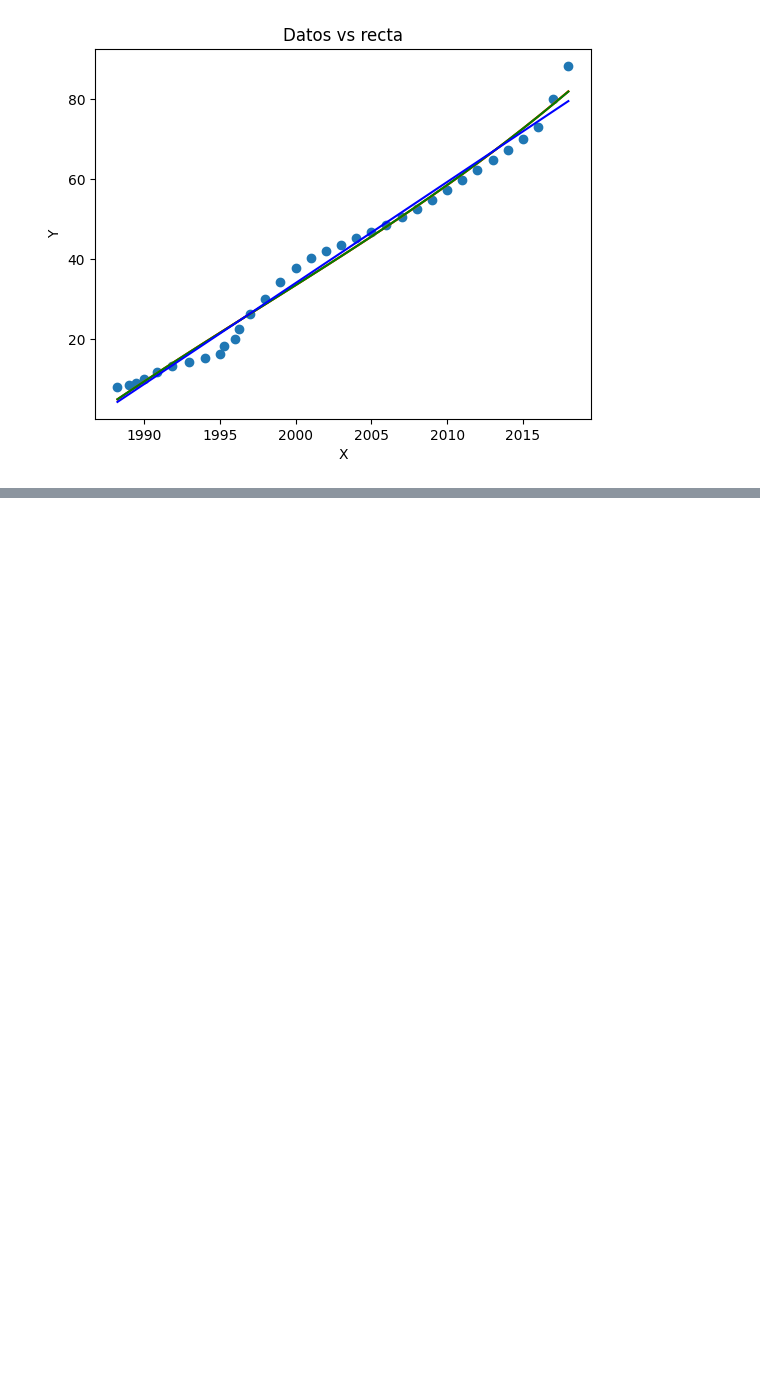
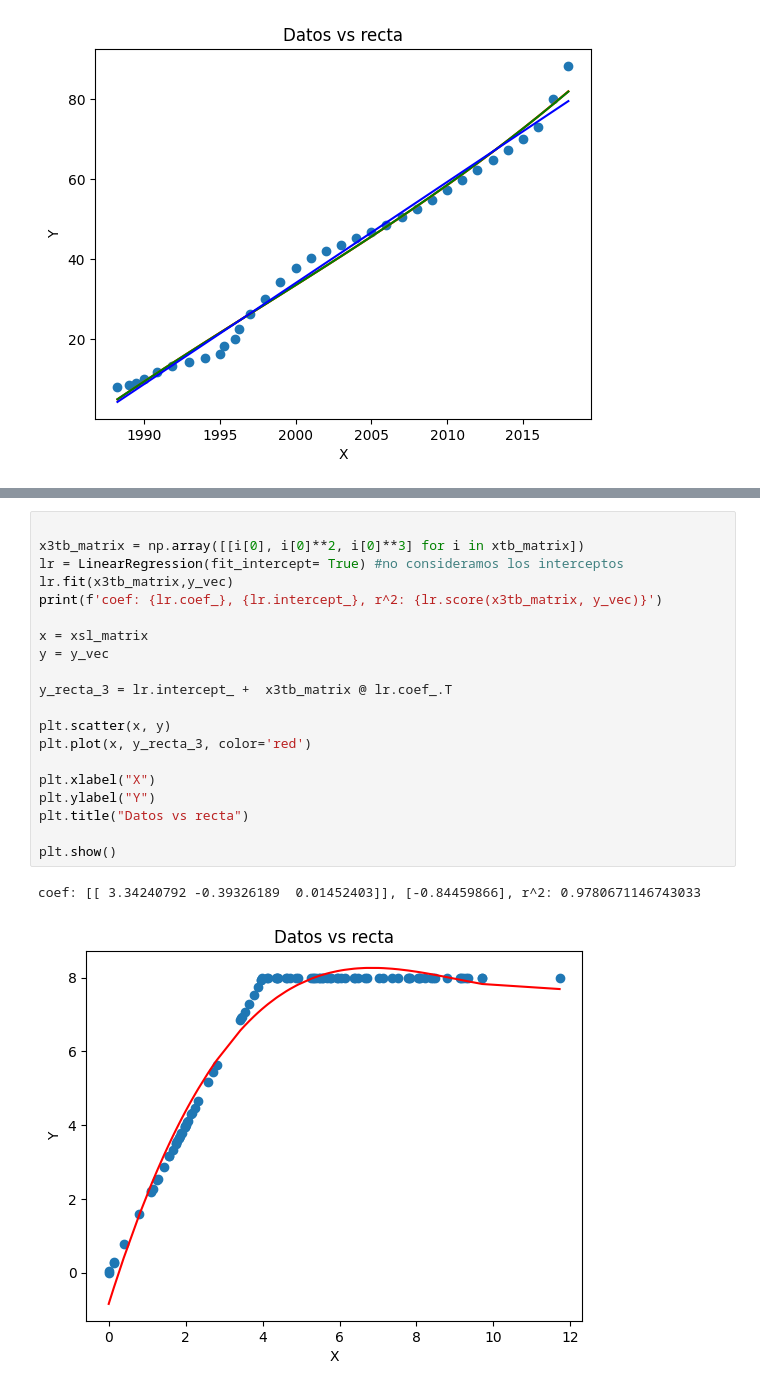
Before and after one commit to navap3206-debug/hello-world, a Jupyter notebook: A01.ipynb, the cells around one changed output, grey strips where cells are left out. Saved outputs shown, nothing was run; the diff lists cells and outputs as text; blank space fills up the shorter version.

```diff
--- a/A01.ipynb
+++ b/A01.ipynb
@@ -392,0 +444,23 @@ plt.show()
+# %%
+
+x3tb_matrix = np.array([[i[0], i[0]**2, i[0]**3] for i in xtb_matrix])
+lr = LinearRegression(fit_intercept= True) #no consideramos los interceptos
+lr.fit(x3tb_matrix,y_vec)
+print(f'coef: {lr.coef_}, {lr.intercept_}, r^2: {lr.score(x3tb_matrix, y_vec)}')
+
+x = xsl_matrix
+y = y_vec
+
+y_recta_3 = lr.intercept_ +  x3tb_matrix @ lr.coef_.T
+
+plt.scatter(x, y)
+plt.plot(x, y_recta_3, color='red')
+
+plt.xlabel("X")
+plt.ylabel("Y")
+plt.title("Datos vs recta")
+
+plt.show()
+# %% [output]
+coef: [[ 3.34240792 -0.39326189  0.01452403]], [-0.84459866], r^2: 0.9780671146743033
+[figure, added]
```
Also changed, not shown: parts of 8 cells of this notebook.
